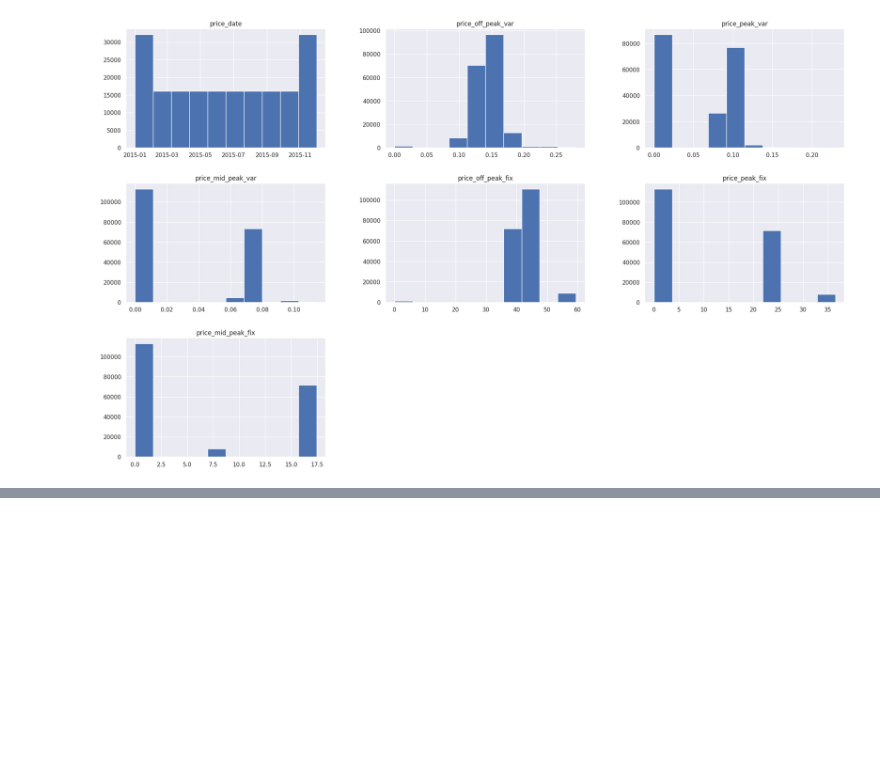
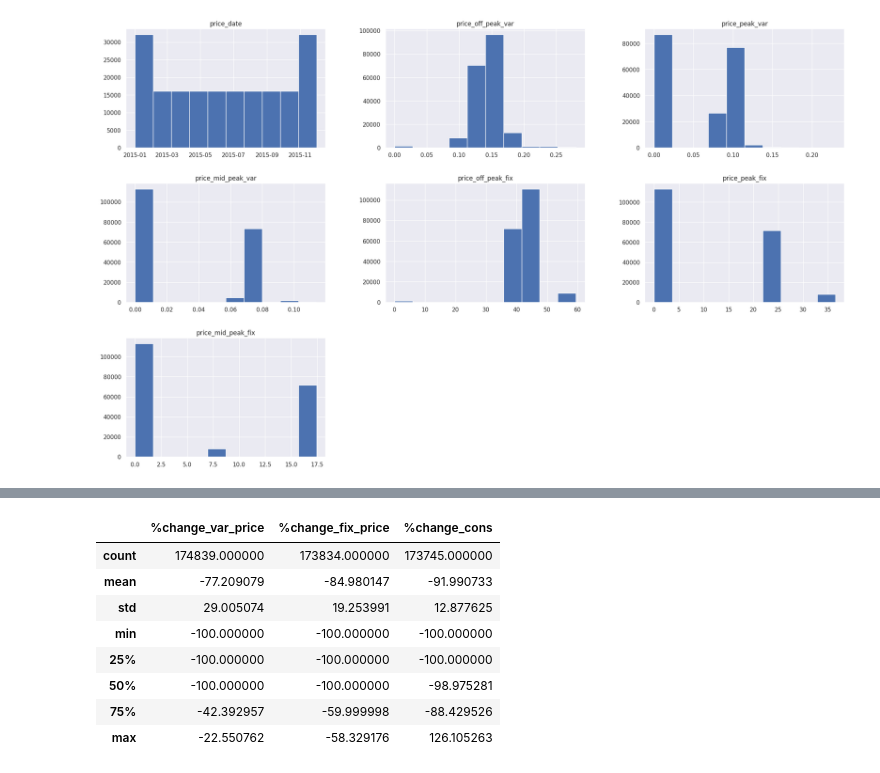
Before and after one commit to Swintabel/virtual_internship_bcg, a Jupyter notebook: the-forage.ipynb, the cells around one changed output, grey strips where cells are left out. Drawn from its saved outputs; the diff is of its cells as text; code cells hidden in the pictures; blank space fills up the shorter version.

```diff
--- a/the-forage.ipynb
+++ b/the-forage.ipynb
@@ -396,0 +409,8 @@ price_df.hist(figsize=(25,15));
+# %%
+past_average_consumption = (client_df["cons_12m"])/12
+present_consumption=client_df["imp_cons"]
+client_df["%change_cons"]=(((present_consumption-past_average_consumption)/past_average_consumption)*100).where(client_df["cons_12m"]!=0)
+# %%
+max_price=price_df[["price_off_peak_var","price_peak_var", "price_mid_peak_var"]].min(axis=1)
+min_price=price_df[["price_off_peak_var","price_peak_var", "price_mid_peak_var"]].max(axis=1)
+price_df["%change_var_price"]=((max_price-min_price)/min_price)*100
@@ -401,0 +442,12 @@ final_data.shape
+# %%
+final_data[['%change_var_price','%change_fix_price','%change_cons']].describe()
+# %% [output]
+|  | %change_var_price | %change_fix_price | %change_cons |
+| count | 174839.000000 | 173834.000000 | 173745.000000 |
+| mean | -77.209079 | -84.980147 | -91.990733 |
+| std | 29.005074 | 19.253991 | 12.877625 |
+| min | -100.000000 | -100.000000 | -100.000000 |
+| 25% | -100.000000 | -100.000000 | -100.000000 |
+| 50% | -100.000000 | -100.000000 | -98.975281 |
+| 75% | -42.392957 | -59.999998 | -88.429526 |
+| max | -22.550762 | -58.329176 | 126.105263 |
```
Also changed, not shown: parts of 17 cells of this notebook.
